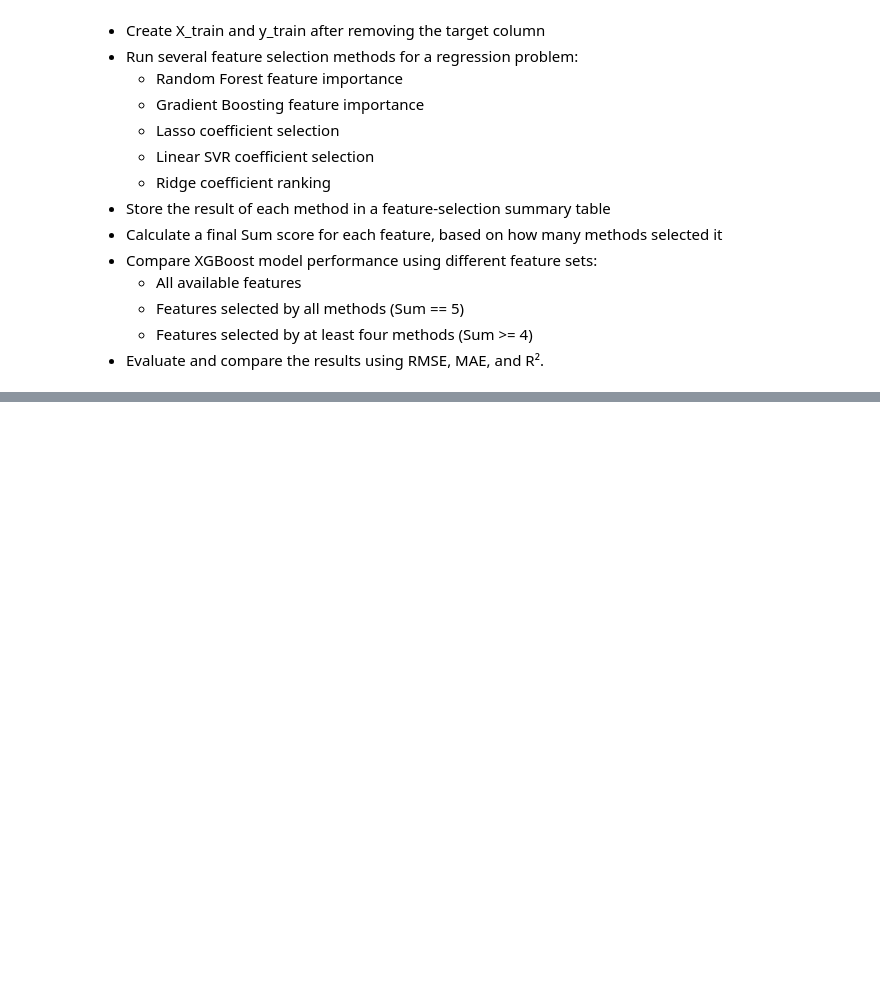
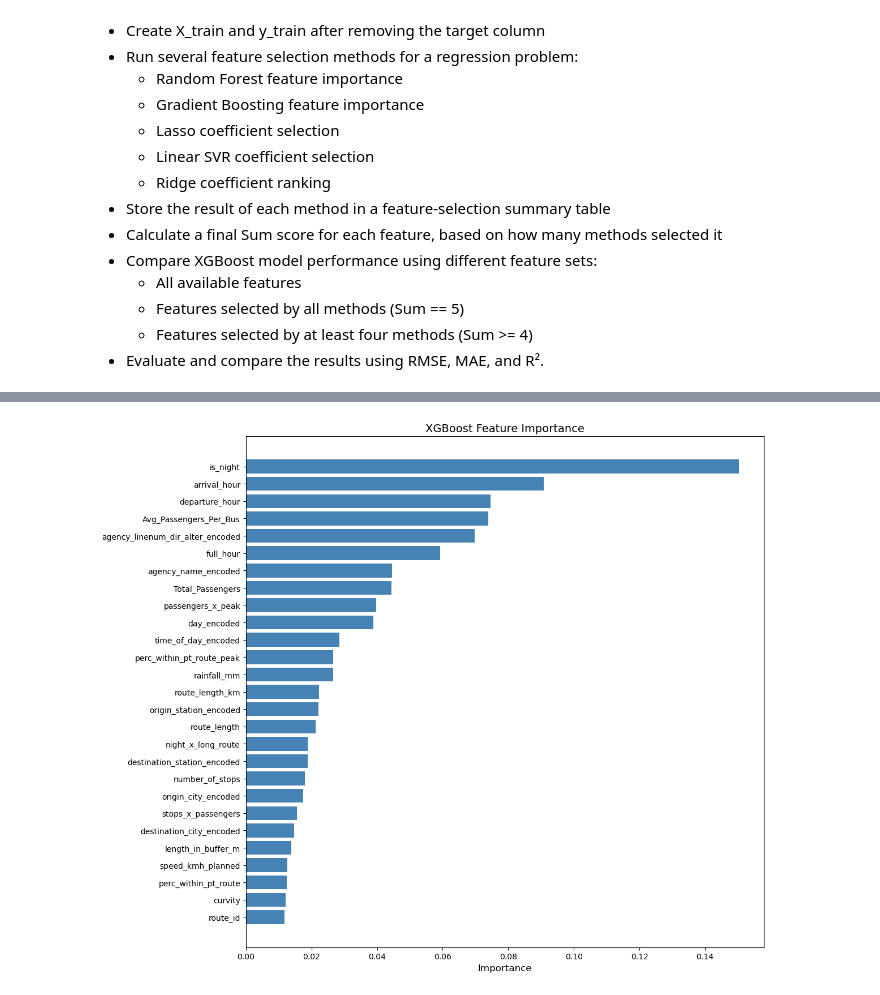
Before and after one commit to ofer-geo/public_transport_ML, a Jupyter notebook: notebooks/Data cleaning & manipulation.ipynb, the cells around one changed output, grey strips where cells are left out. Saved outputs shown, nothing was run; the diff lists cells and outputs as text; code cells hidden in the pictures; blank space fills up the shorter version.

```diff
--- a/notebooks/Data cleaning & manipulation.ipynb
+++ b/notebooks/Data cleaning & manipulation.ipynb
@@ -766,0 +785,14 @@ Sum >= 4 → RMSE: 13.417, MAE: 8.008, R²: 0.466
+# %%
+cols_to_exclude = ['target', 'duration_difference_min']
+X_val = val_df.drop(columns=cols_to_exclude, errors='ignore')
+y_val = val_df['target']
+
+# המר כל עמודות category ל-int
+for col in X_train.select_dtypes(include='category').columns:
+    X_train[col] = X_train[col].astype(int)
+
+for col in X_val.select_dtypes(include='category').columns:
+    X_val[col] = X_val[col].astype(int)
+
+results_df = compare_xgb_feature_sets(X_train, y_train, X_val, y_val, selection_df)
+results_df
@@ -766,0 +850,35 @@ Sum >= 4 → RMSE: 13.417, MAE: 8.008, R²: 0.466
+# %%
+from xgboost import XGBClassifier
+from sklearn.preprocessing import LabelEncoder
+import matplotlib.pyplot as plt
+
+le = LabelEncoder()
+y_train_enc = le.fit_transform(y_train)
+
+# אמן מודל על הפיצ'רים הנבחרים
+model = XGBClassifier(
+    n_estimators=300,
+    learning_rate=0.05,
+    max_depth=6,
+    subsample=0.8,
+    colsample_bytree=0.8,
+    random_state=42,
+    eval_metric='mlogloss'
+)
+model.fit(X_train, y_train_enc)
+
+# Feature Importance
+importance_df = pd.DataFrame({
+    'Feature': X_train.columns,
+    'Importance': model.feature_importances_
+}).sort_values(by='Importance', ascending=True)
+
+# גרף
+plt.figure(figsize=(12, 10))
+plt.barh(importance_df['Feature'], importance_df['Importance'], color='steelblue')
+plt.title('XGBoost Feature Importance', fontsize=14)
+plt.xlabel('Importance', fontsize=12)
+plt.tight_layout()
+plt.show()
+# %% [output]
+[figure, added]
```
Also changed, not shown: parts of 28 cells of this notebook.
